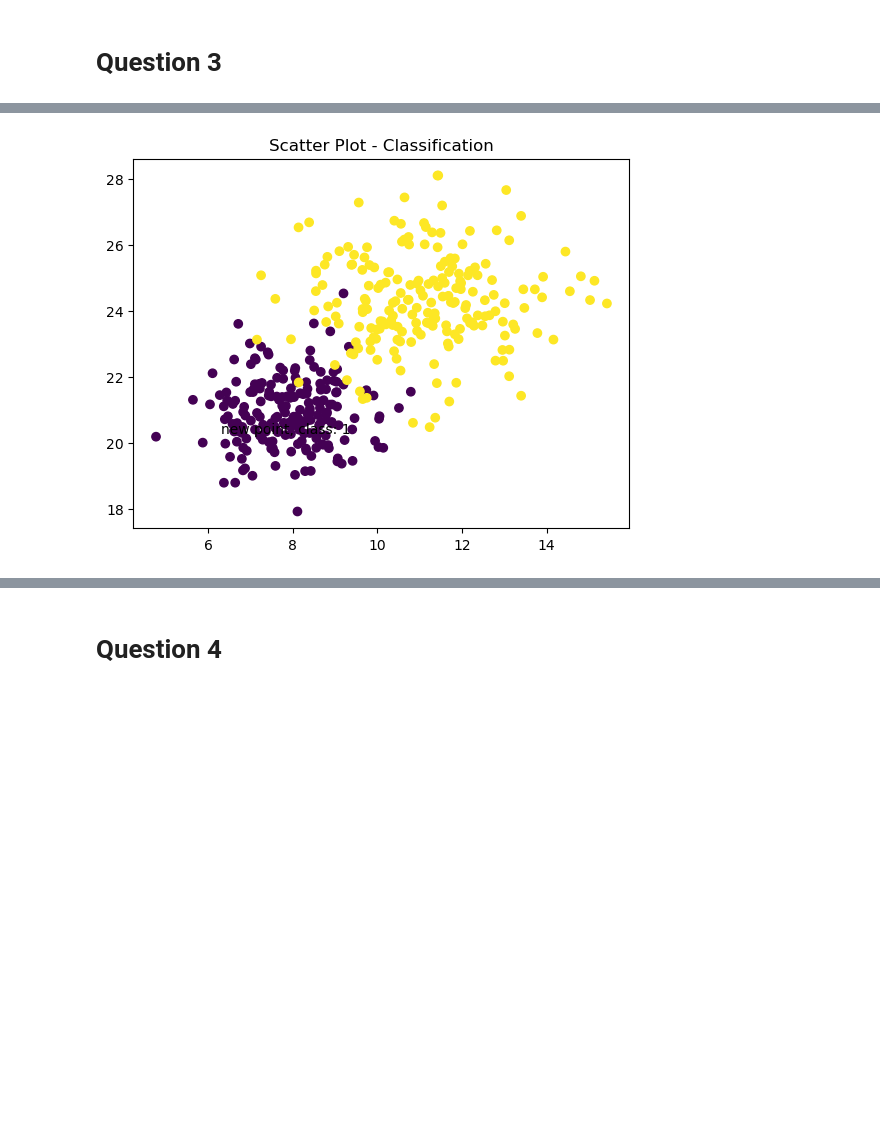
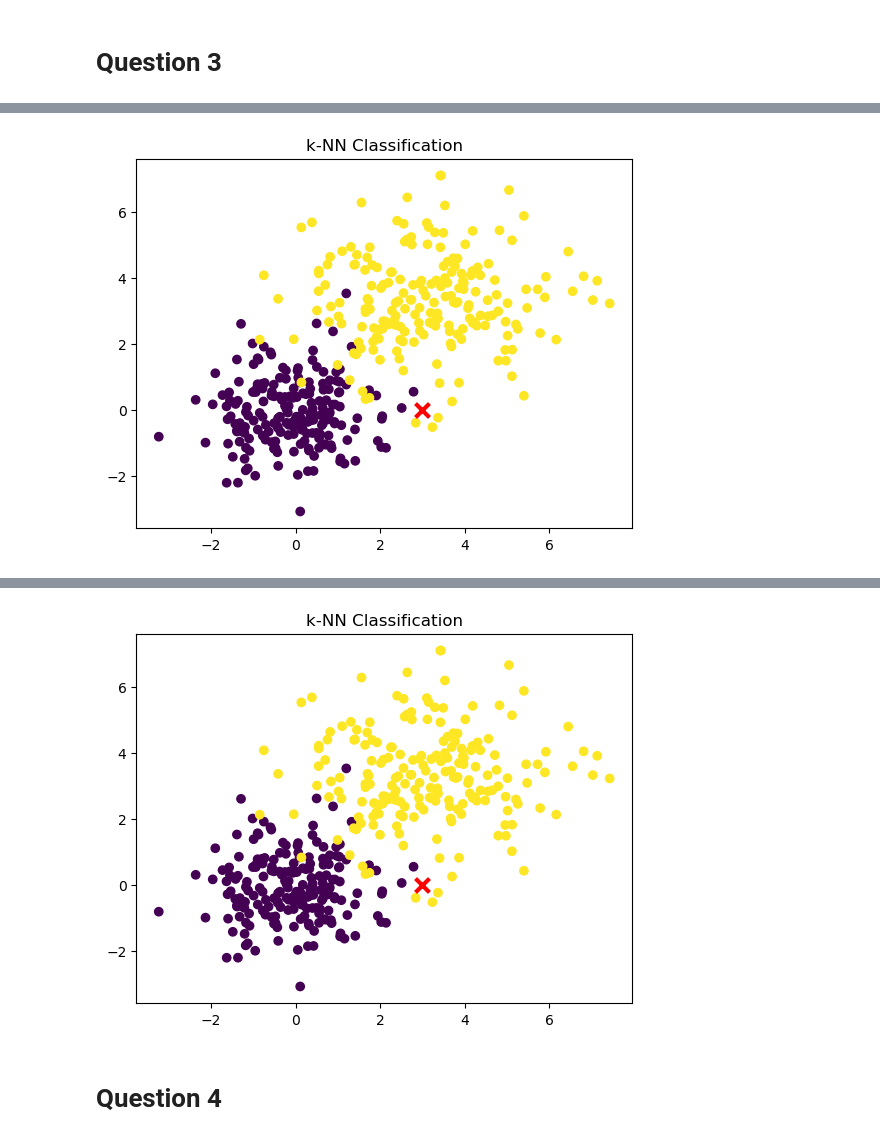
Before and after one commit to Krisna-Bou/COMP4702, a Jupyter notebook: w2.ipynb, the cells around one changed output, grey strips where cells are left out. Drawn from its saved outputs; the diff is of its cells as text; code cells hidden in the pictures; blank space fills up the shorter version.

```diff
--- a/w2.ipynb
+++ b/w2.ipynb
@@ -57,28 +44,71 @@ plt.show()
 # %% [markdown]
 <h1>Question 3</h1>
 # %%
-import pandas as pd
+from sklearn.model_selection import train_test_split
+from sklearn.neighbors import KNeighborsClassifier
+from sklearn.metrics import accuracy_score
 import matplotlib.pyplot as plt
-from sklearn.neighbors import KNeighborsClassifier
 
-regr = pd.read_csv("../w3classif.csv")
-knn = KNeighborsClassifier(n_neighbors=1)
 
-x = regr.columns.tolist()[0]
-y = regr.columns.tolist()[1]
-z = regr.columns.tolist()[2]
+# Load dataset from CSV
+regr = pd.read_csv('w3classif.csv')  # Replace 'data.csv' with your actual file path
 
-knn.fit(list(zip(regr[x], regr[y])), regr[z])
+# Assume the last column is the target variable
 
-new_x = 8
-new_y = 21
-new_point = [(new_x, new_y)]
+X = regr.iloc[:, :2].values  # First two columns as features
+y = regr.iloc[:, 2].values  # Third column as labels
 
-prediction = knn.predict(new_point)
+# Split data into training (70%) and testing (30%)
+X_train, X_test, y_train, y_test = train_test_split(X, y, test_size=0.3, random_state=42)
 
-# Creates scatter plot of classification csv file.
-plt.title(f"Scatter Plot - Classification")
-plt.scatter(regr[x] + [new_x], regr[y] + [new_y], c=regr[z] + [prediction[0]])
-plt.text(x=new_x-1.7, y=new_y-0.7, s=f"new point, class: {prediction[0]}")
+# Create k-NN classifier with k=3
+knn = KNeighborsClassifier(n_neighbors=3)
+knn.fit(X_train, y_train)
+
+# Predict on the training and test sets
+y_train_pred = knn.predict(X_train)
+y_test_pred = knn.predict(X_test)
+
+# Calculate the training and test loss (error rate)
+train_loss = 1 - accuracy_score(y_train, y_train_pred)
+test_loss = 1 - accuracy_score(y_test, y_test_pred)
+
+
+print(f'Training Loss: {100* train_loss:.4f}%')
+print(f'Test Loss: {100*test_loss:.4f}%')
+
+
+new_point = np.array([[3, 0]])  # Example new point
+new_point_prediction = knn.predict(new_point)
+
+print(f'Predicted classification for new point {new_point[0]}: {new_point_prediction[0]}')
+
+# Plotting the dataset
+plt.scatter(X[:, 0], X[:, 1], c=y, cmap='viridis')
+plt.scatter(new_point[0, 0], new_point[0, 1], c='red', marker='x', s=100,linewidths=3, label='New point')
+plt.title('k-NN Classification')
 plt.show()
+
+knn = KNeighborsClassifier(n_neighbors=20)
+knn.fit(X_train, y_train)
+
+y_train_pred = knn.predict(X_train)
+y_test_pred = knn.predict(X_test)
+
+# Calculate the training and test loss (error rate)
+train_loss = 1 - accuracy_score(y_train, y_train_pred)
+test_loss = 1 - accuracy_score(y_test, y_test_pred)
+
+print(f'Training Loss: {100* train_loss:.4f}%')
+print(f'Test Loss: {100*test_loss:.4f}%')
+
+new_point_prediction = knn.predict(new_point)
+
+print(f'Predicted classification for new point {new_point[0]}: {new_point_prediction[0]}')
+
+# Plotting the dataset
+plt.scatter(X[:, 0], X[:, 1], c=y, cmap='viridis')
+plt.scatter(new_point[0, 0], new_point[0, 1], c='red', marker='x', s=100,linewidths=3, label='New point')
+plt.title('k-NN Classification')
+plt.show()
 # %% [output]
@@ -85 +118 @@ plt.show()
-[figure, old version]
+[figure, new version]
@@ -86,3 +122,4 @@ plt.show()
+[figure, added]
 # %% [markdown]
 <h1>Question 4</h1>
 # %%
```
Also changed, not shown: parts of 7 cells of this notebook, 2 other files.
